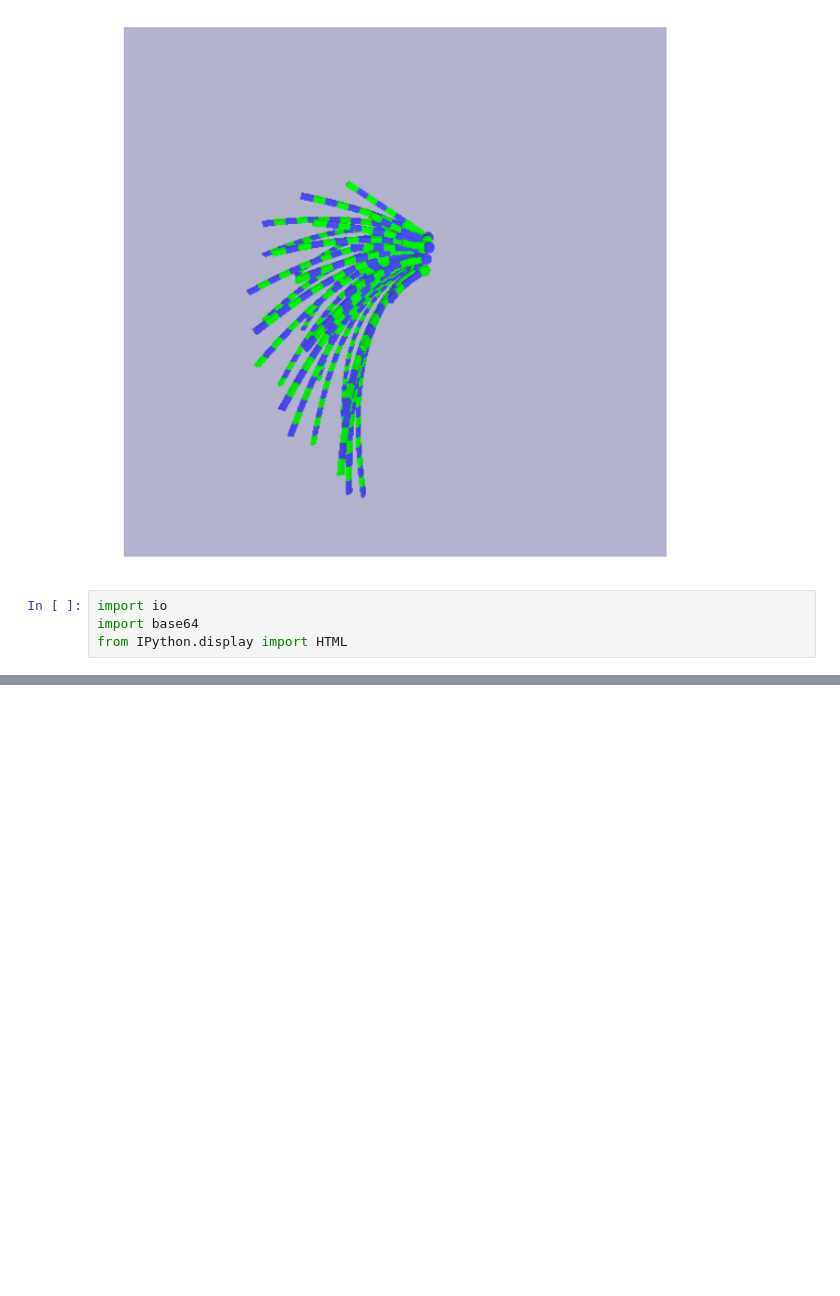
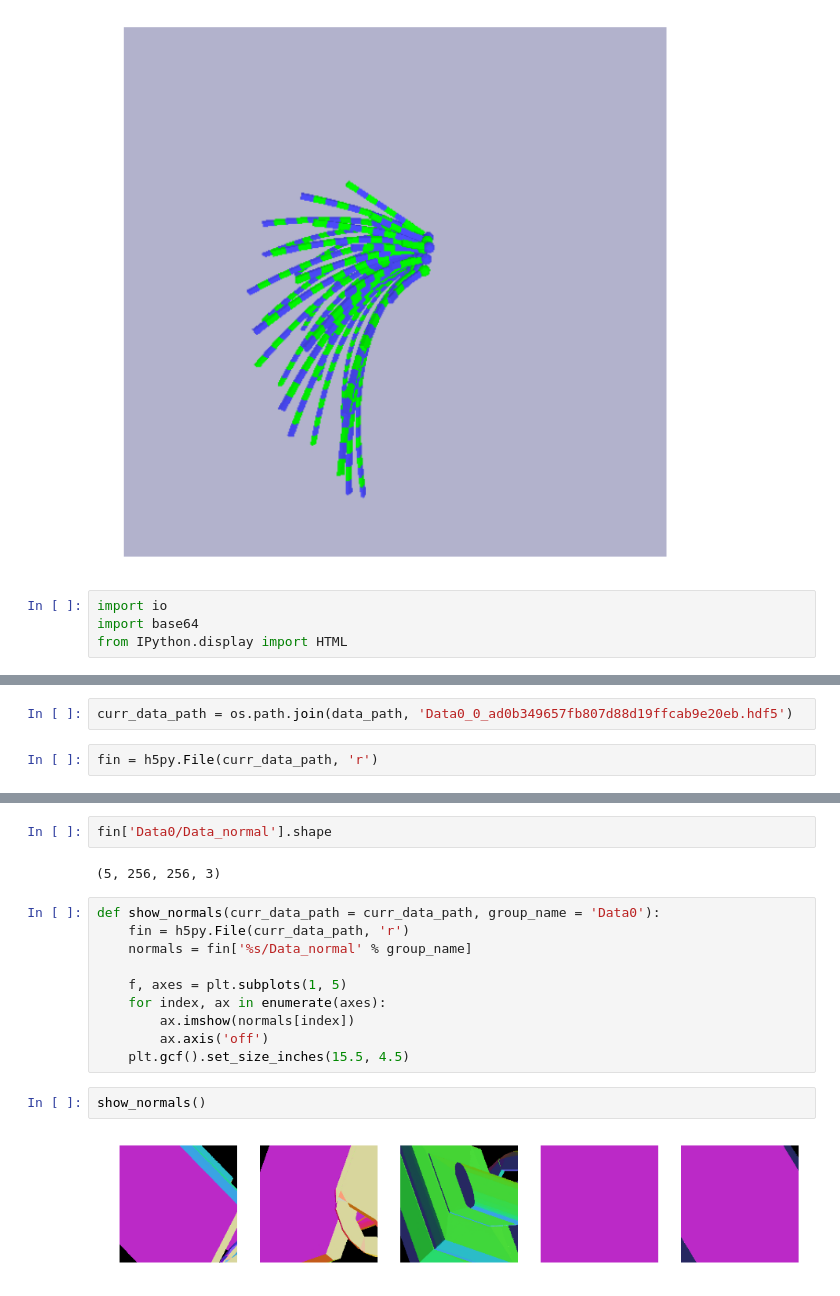
Before and after one commit to neuroailab/barrel, a Jupyter notebook: ipython_note_anlys/dataset_test.ipynb, the cells around one changed output, grey strips where cells are left out. Drawn from its saved outputs; the diff is of its cells as text; blank space fills up the shorter version.

```diff
--- a/ipython_note_anlys/dataset_test.ipynb
+++ b/ipython_note_anlys/dataset_test.ipynb
@@ -694,0 +697,4 @@ HTML(data='''<video alt="test" controls>
+# %%
+curr_data_path = os.path.join(data_path, 'Data0_0_ad0b349657fb807d88d19ffcab9e20eb.hdf5')
+# %%
+fin = h5py.File(curr_data_path, 'r')
@@ -694,0 +711,18 @@ HTML(data='''<video alt="test" controls>
+# %%
+fin['Data0/Data_normal'].shape
+# %% [output]
+(5, 256, 256, 3)
+# %%
+def show_normals(curr_data_path = curr_data_path, group_name = 'Data0'):
+    fin = h5py.File(curr_data_path, 'r')
+    normals = fin['%s/Data_normal' % group_name]
+
+    f, axes = plt.subplots(1, 5)
+    for index, ax in enumerate(axes):
+        ax.imshow(normals[index])
+        ax.axis('off')
+    plt.gcf().set_size_inches(15.5, 4.5)
+# %%
+show_normals()
+# %% [output]
+[figure, added]
```
Also changed, not shown: parts of 5 cells of this notebook, 3 other files.
